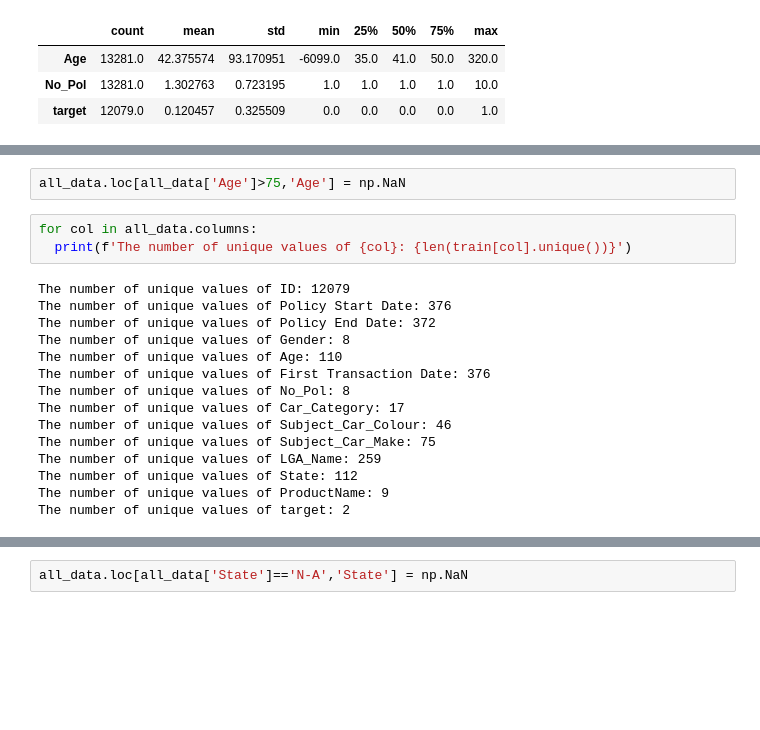
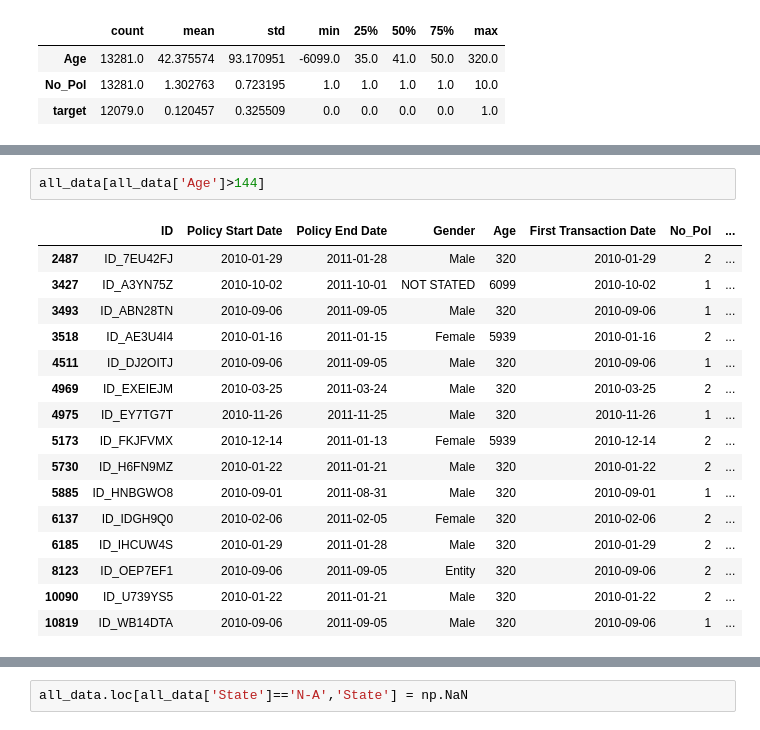
Before and after one commit to Houssem23x/IndabaX-Ghana-AutoInland-Vehicle-Insurance-Claim, a Jupyter notebook: IndabaX Ghana AutoInland Vehicle Insurance Claim.ipynb, the cells around one changed output, grey strips where cells are left out. Drawn from its saved outputs; the diff is of its cells as text; blank space fills up the shorter version.

```diff
--- a/IndabaX Ghana AutoInland Vehicle Insurance Claim.ipynb
+++ b/IndabaX Ghana AutoInland Vehicle Insurance Claim.ipynb
@@ -96,20 +148,19 @@ all_data.loc[all_data['Age']<10,'Age'] = np.NaN
 # %%
-all_data.loc[all_data['Age']>75,'Age'] = np.NaN
+all_data[all_data['Age']>144]
+# %% [output]
+|  | ID | Policy Start Date | Policy End Date | Gender | Age | First Transaction Date | No_Pol | ... |
+| 2487 | ID_7EU42FJ | 2010-01-29 | 2011-01-28 | Male | 320 | 2010-01-29 | 2 | ... |
+| 3427 | ID_A3YN75Z | 2010-10-02 | 2011-10-01 | NOT STATED | 6099 | 2010-10-02 | 1 | ... |
+| 3493 | ID_ABN28TN | 2010-09-06 | 2011-09-05 | Male | 320 | 2010-09-06 | 1 | ... |
+| 3518 | ID_AE3U4I4 | 2010-01-16 | 2011-01-15 | Female | 5939 | 2010-01-16 | 2 | ... |
+| 4511 | ID_DJ2OITJ | 2010-09-06 | 2011-09-05 | Male | 320 | 2010-09-06 | 1 | ... |
+| 4969 | ID_EXEIEJM | 2010-03-25 | 2011-03-24 | Male | 320 | 2010-03-25 | 2 | ... |
+| 4975 | ID_EY7TG7T | 2010-11-26 | 2011-11-25 | Male | 320 | 2010-11-26 | 1 | ... |
+| 5173 | ID_FKJFVMX | 2010-12-14 | 2011-01-13 | Female | 5939 | 2010-12-14 | 2 | ... |
+| 5730 | ID_H6FN9MZ | 2010-01-22 | 2011-01-21 | Male | 320 | 2010-01-22 | 2 | ... |
+| 5885 | ID_HNBGWO8 | 2010-09-01 | 2011-08-31 | Male | 320 | 2010-09-01 | 1 | ... |
+| 6137 | ID_IDGH9Q0 | 2010-02-06 | 2011-02-05 | Female | 320 | 2010-02-06 | 2 | ... |
+| 6185 | ID_IHCUW4S | 2010-01-29 | 2011-01-28 | Male | 320 | 2010-01-29 | 2 | ... |
+| 8123 | ID_OEP7EF1 | 2010-09-06 | 2011-09-05 | Entity | 320 | 2010-09-06 | 2 | ... |
+| 10090 | ID_U739YS5 | 2010-01-22 | 2011-01-21 | Male | 320 | 2010-01-22 | 2 | ... |
+| 10819 | ID_WB14DTA | 2010-09-06 | 2011-09-05 | Male | 320 | 2010-09-06 | 1 | ... |
-# %%
-for col in all_data.columns:
-  print(f'The number of unique values of {col}: {len(train[col].unique())}')
-# %% [output]
-The number of unique values of ID: 12079
-The number of unique values of Policy Start Date: 376
-The number of unique values of Policy End Date: 372
-The number of unique values of Gender: 8
-The number of unique values of Age: 110
-The number of unique values of First Transaction Date: 376
-The number of unique values of No_Pol: 8
-The number of unique values of Car_Category: 17
-The number of unique values of Subject_Car_Colour: 46
-The number of unique values of Subject_Car_Make: 75
-The number of unique values of LGA_Name: 259
-The number of unique values of State: 112
-The number of unique values of ProductName: 9
-The number of unique values of target: 2
```
Also changed, not shown: parts of 23 cells of this notebook.
